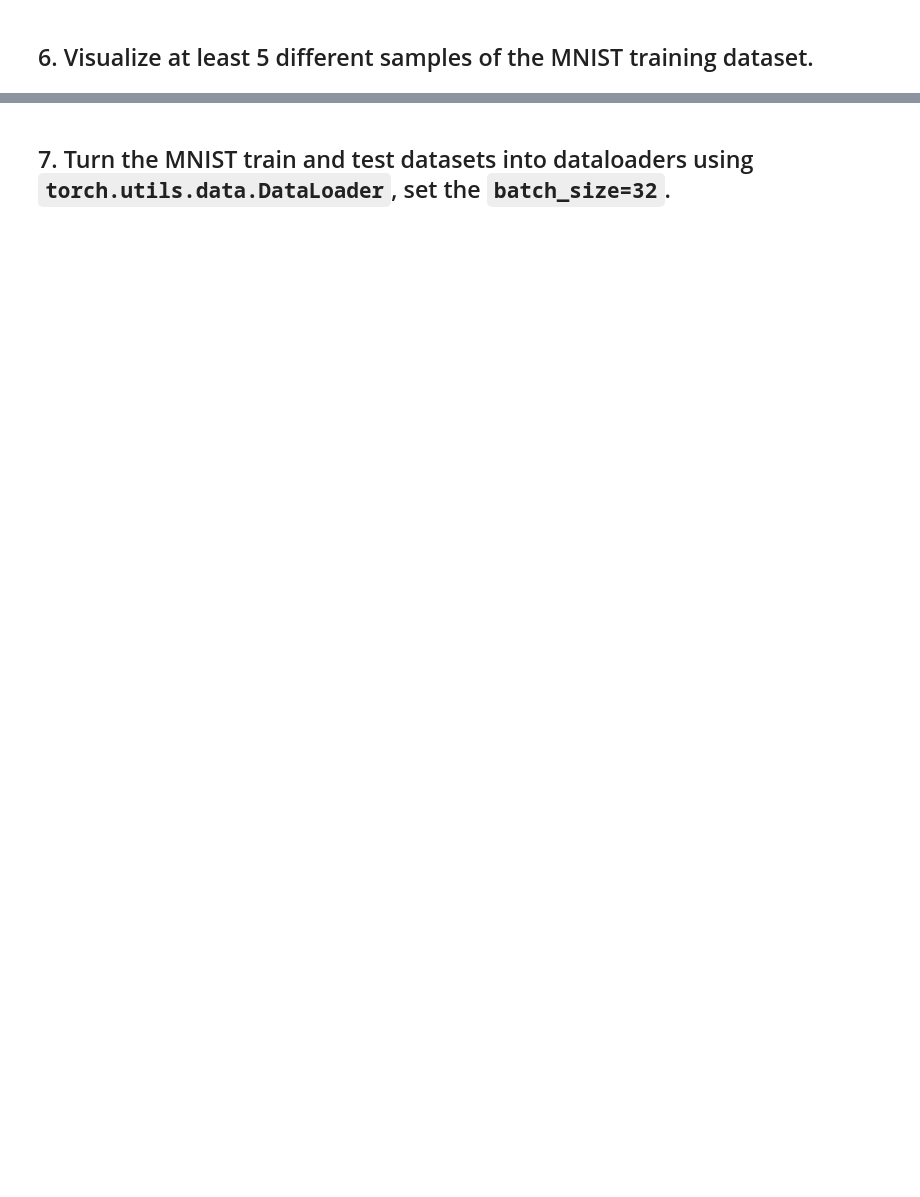
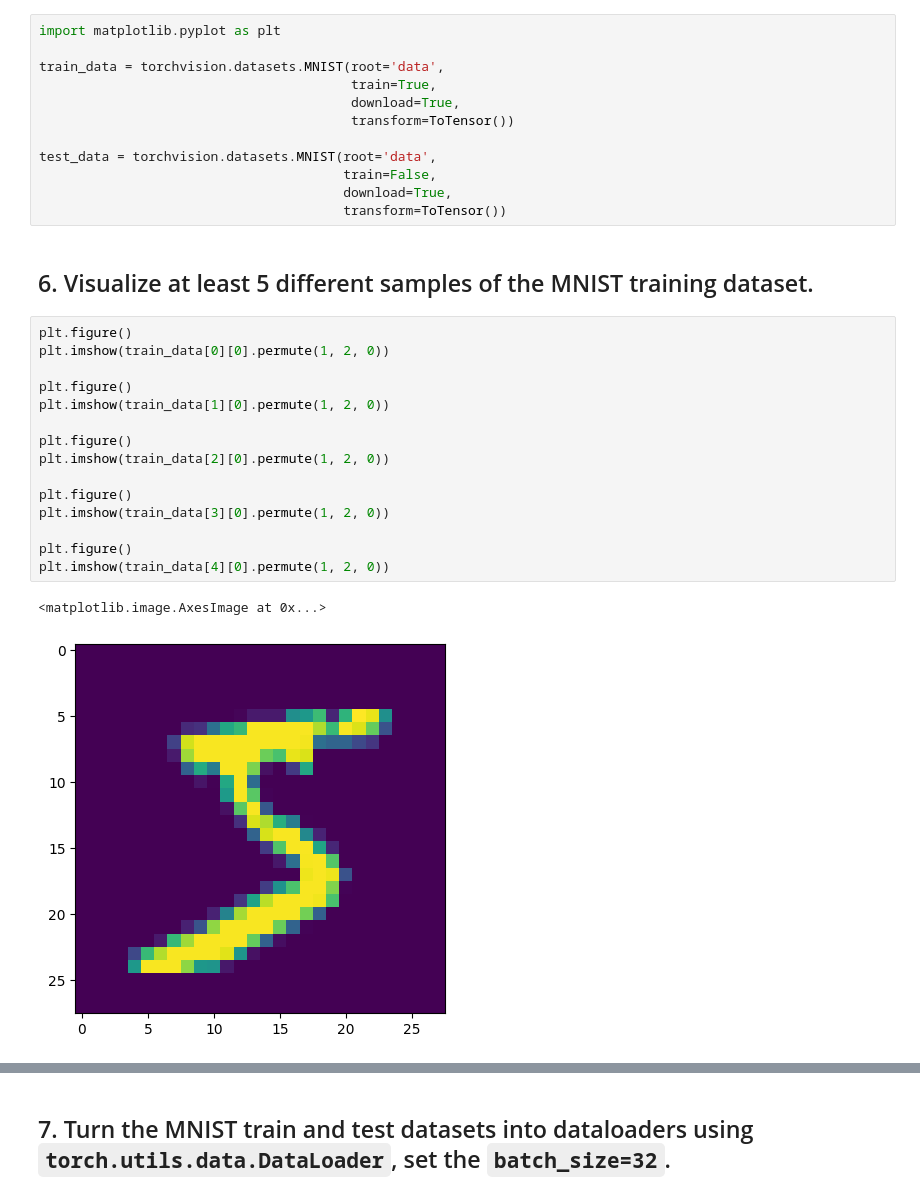
Before and after one commit to gsimassouza/pytorch-deep-learning, a Jupyter notebook: extras/exercises/03_pytorch_computer_vision_exercises.ipynb, the cells around one changed output, grey strips where cells are left out. Cells and saved outputs as stored; diff of their text form; blank space fills up the shorter version.

```diff
--- a/extras/exercises/03_pytorch_computer_vision_exercises.ipynb
+++ b/extras/exercises/03_pytorch_computer_vision_exercises.ipynb
@@ -56,5 +73,35 @@ Overfitting is when your model fit very well into the training dataset, however
 * Upload your own example image using the "upload" button on the website and see what happens in each layer of a CNN as your image passes through it.
 # %% [markdown]
 ## 5. Load the [`torchvision.datasets.MNIST()`](https://pytorch.org/vision/stable/generated/torchvision.datasets.MNIST.html#torchvision.datasets.MNIST) train and test datasets.
+# %%
+import matplotlib.pyplot as plt
+
+train_data = torchvision.datasets.MNIST(root='data',
+                                        train=True,
+                                        download=True,
+                                        transform=ToTensor())
+
+test_data = torchvision.datasets.MNIST(root='data',
+                                       train=False,
+                                       download=True,
+                                       transform=ToTensor())
 # %% [markdown]
 ## 6. Visualize at least 5 different samples of the MNIST training dataset.
+# %%
+plt.figure()
+plt.imshow(train_data[0][0].permute(1, 2, 0))
+
+plt.figure()
+plt.imshow(train_data[1][0].permute(1, 2, 0))
+
+plt.figure()
+plt.imshow(train_data[2][0].permute(1, 2, 0))
+
+plt.figure()
+plt.imshow(train_data[3][0].permute(1, 2, 0))
+
+plt.figure()
+plt.imshow(train_data[4][0].permute(1, 2, 0))
+# %% [output]
+<matplotlib.image.AxesImage at 0x...>
+[figure, added]
```
Also changed, not shown: parts of 5 cells of this notebook.
